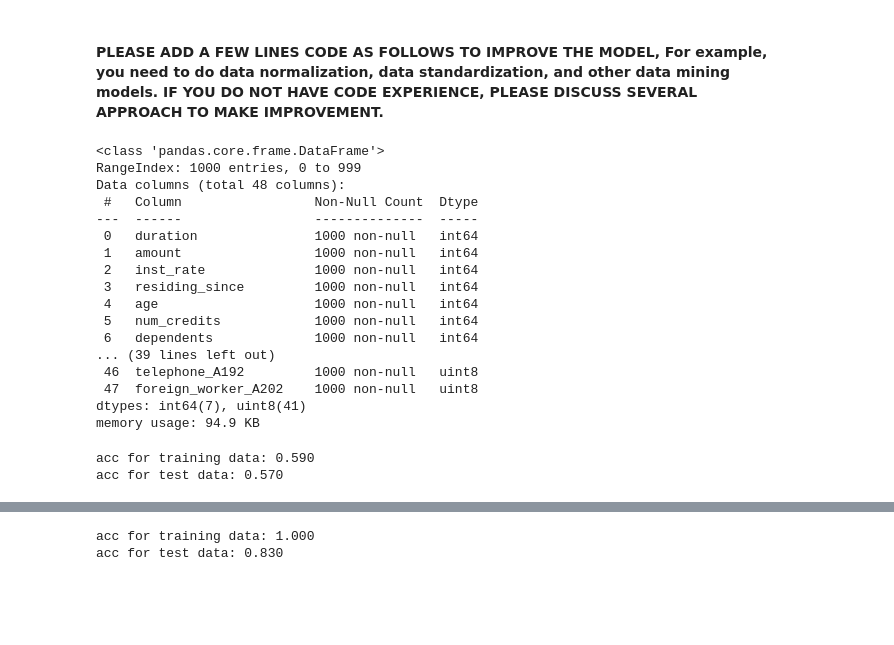
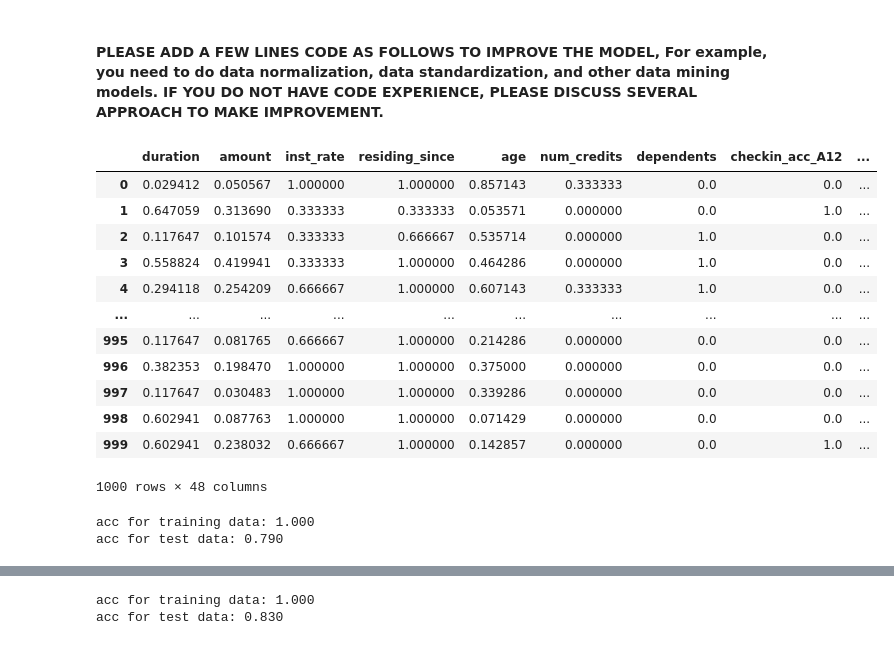
Before and after one commit to chakane0/nn-credit-data, a Jupyter notebook: Source-Files/gcc.ipynb, the cells around one changed output, grey strips where cells are left out. Cells and saved outputs as stored; diff of their text form; code cells hidden in the pictures; blank space fills up the shorter version.

```diff
--- a/Source-Files/gcc.ipynb
+++ b/Source-Files/gcc.ipynb
@@ -92,32 +91,30 @@ acc for training data: 0.583
 acc for test data: 0.610
 # %% [markdown]
 #### PLEASE ADD A FEW LINES CODE AS FOLLOWS TO IMPROVE THE MODEL, For example, you need to do data normalization, data standardization, and other data mining models.   IF YOU DO NOT HAVE CODE EXPERIENCE, PLEASE DISCUSS SEVERAL APPROACH TO MAKE IMPROVEMENT.
-# %%
-# normalize our dataframe
-# run this normalized df in MLPClassifier
-#(xi - x.min) / (xmax - xmin)
-
-# the first 6 columns are of type int64, the rest is unsigned int8
-df_norm = (credit_df_complete - credit_df_complete.min() / (credit_df_complete.max() - credit_df_complete.min()))
-credit_df_complete.info()
-# %% [output]
-<class 'pandas.core.frame.DataFrame'>
-RangeIndex: 1000 entries, 0 to 999
-Data columns (total 48 columns):
- #   Column                 Non-Null Count  Dtype
----  ------                 --------------  -----
- 0   duration               1000 non-null   int64
- 1   amount                 1000 non-null   int64
- 2   inst_rate              1000 non-null   int64
- 3   residing_since         1000 non-null   int64
- 4   age                    1000 non-null   int64
- 5   num_credits            1000 non-null   int64
- 6   dependents             1000 non-null   int64
-... (39 lines left out)
- 46  telephone_A192         1000 non-null   uint8
- 47  foreign_worker_A202    1000 non-null   uint8
-dtypes: int64(7), uint8(41)
-memory usage: 94.9 KB
+# %%
+# normalize our dataframe
+# run this normalized df in MLPClassifier
+# use min max scalar to normalize data
+x = credit_df_complete.values
+MinMax = preprocessing.MinMaxScaler()
+norml = MinMax.fit_transform(x)
+df_norm = pd.DataFrame(norml)
+df_norm.columns = credit_df_complete.columns
+df_norm
+# %% [output]
+|  | duration | amount | inst_rate | residing_since | age | num_credits | dependents | checkin_acc_A12 | ... |
+| 0 | 0.029412 | 0.050567 | 1.000000 | 1.000000 | 0.857143 | 0.333333 | 0.0 | 0.0 | ... |
+| 1 | 0.647059 | 0.313690 | 0.333333 | 0.333333 | 0.053571 | 0.000000 | 0.0 | 1.0 | ... |
+| 2 | 0.117647 | 0.101574 | 0.333333 | 0.666667 | 0.535714 | 0.000000 | 1.0 | 0.0 | ... |
+| 3 | 0.558824 | 0.419941 | 0.333333 | 1.000000 | 0.464286 | 0.000000 | 1.0 | 0.0 | ... |
+| 4 | 0.294118 | 0.254209 | 0.666667 | 1.000000 | 0.607143 | 0.333333 | 1.0 | 0.0 | ... |
+| ... | ... | ... | ... | ... | ... | ... | ... | ... | ... |
+| 995 | 0.117647 | 0.081765 | 0.666667 | 1.000000 | 0.214286 | 0.000000 | 0.0 | 0.0 | ... |
+| 996 | 0.382353 | 0.198470 | 1.000000 | 1.000000 | 0.375000 | 0.000000 | 0.0 | 0.0 | ... |
+| 997 | 0.117647 | 0.030483 | 1.000000 | 1.000000 | 0.339286 | 0.000000 | 0.0 | 0.0 | ... |
+| 998 | 0.602941 | 0.087763 | 1.000000 | 1.000000 | 0.071429 | 0.000000 | 0.0 | 0.0 | ... |
+| 999 | 0.602941 | 0.238032 | 0.666667 | 1.000000 | 0.142857 | 0.000000 | 0.0 | 1.0 | ... |
+1000 rows × 48 columns
 # %%
 X = df_norm    # pandas dataframe
 
@@ -126,14 +123,14 @@ X_train, X_test, y_train, y_test = train_test_split(X, Y, test_size = 0.1, rando
 # print(credit_df_complete.shape)
 
 # multi-layer perceptron classifier
-mlp = MLPClassifier(random_state=42)
+mlp = MLPClassifier(random_state=42, hidden_layer_sizes=120, max_iter=700)
 mlp.fit(X_train, y_train)
 
 print('acc for training data: {:.3f}'.format(mlp.score(X_train, y_train)))
 print('acc for test data: {:.3f}'.format(mlp.score(X_test, y_test)))
 # %% [output]
-acc for training data: 0.590
-acc for test data: 0.570
+acc for training data: 1.000
+acc for test data: 0.790
 # %%
 # standardize our data
 # run this in our MLPClassifier
```
Also changed, not shown: parts of 2 cells of this notebook.
